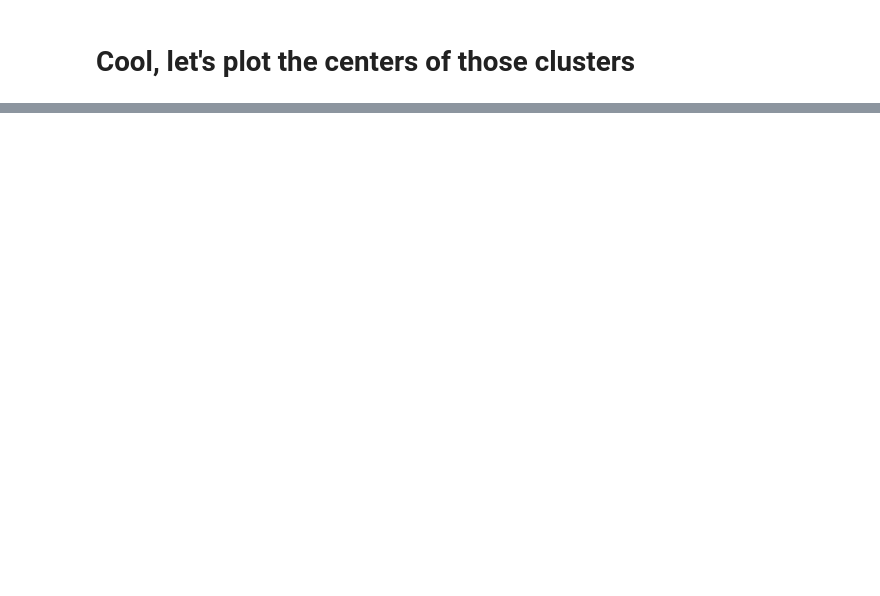
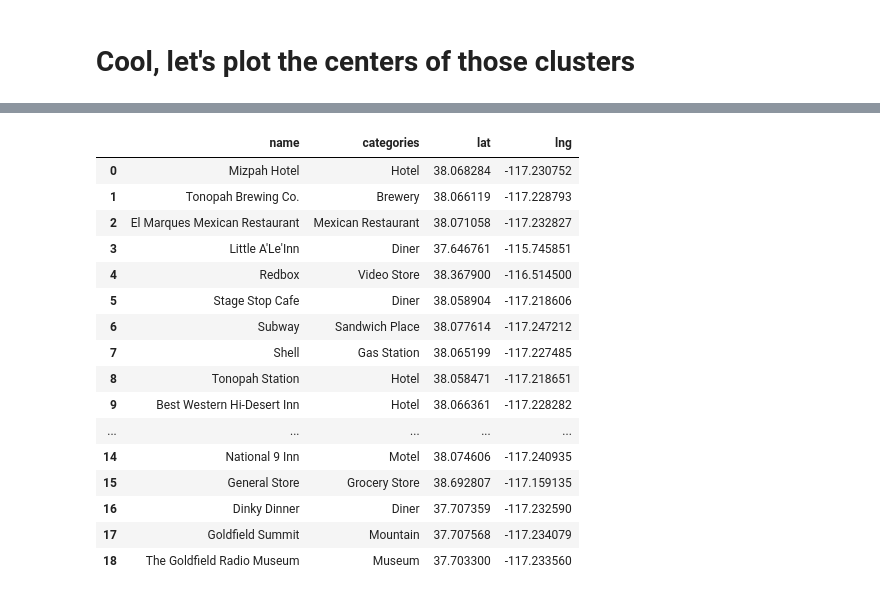
Before and after one commit to gmcookie/Coursera_Capstone, a Jupyter notebook: Tornados.ipynb, the cells around one changed output, grey strips where cells are left out. Drawn from its saved outputs; the diff is of its cells as text; code cells hidden in the pictures; blank space fills up the shorter version.

Commit message:
Finished folium maps and added Foursquare query

```diff
--- a/Tornados.ipynb
+++ b/Tornados.ipynb
@@ -258,0 +448,9 @@ clusters to use?
+# %%
+neighborhood_latitude = nevLatitude # neighborhood latitude value
+neighborhood_longitude = nevLongitude # neighborhood longitude value
+
+neighborhood_name = "Tonopah, NV" # neighborhood name
+
+print('Latitude and longitude values of {} are {}, {}.'.format(neighborhood_name,
+                                                               neighborhood_latitude,
+                                                               neighborhood_longitude))
@@ -258,0 +459,8 @@ clusters to use?
+# %%
+radius = 120000
+LIMIT = 100
+
+url = 'https://api.foursquare.com/v2/venues/explore?client_id={}&client_secret={}&ll={},{}&v={}&radius={}&limit={}'.format(CLIENT_ID, CLIENT_SECRET, neighborhood_latitude, neighborhood_longitude, VERSION, radius, LIMIT)
+
+results = requests.get(url).json()
+results
@@ -258,0 +485,46 @@ clusters to use?
+# %%
+# function that extracts the category of the venue
+def get_category_type(row):
+    try:
+        categories_list = row['categories']
+    except:
+        categories_list = row['venue.categories']
+
+    if len(categories_list) == 0:
+        return None
+    else:
+        return categories_list[0]['name']
+# %%
+venues = results['response']['groups'][0]['items']
+
+nearby_venues = json_normalize(venues) # flatten JSON
+
+# filter columns
+filtered_columns = ['venue.name', 'venue.categories', 'venue.location.lat', 'venue.location.lng']
+nearby_venues =nearby_venues.loc[:, filtered_columns]
+
+# filter the category for each row
+nearby_venues['venue.categories'] = nearby_venues.apply(get_category_type, axis=1)
+
+# clean columns
+nearby_venues.columns = [col.split(".")[-1] for col in nearby_venues.columns]
+
+nearby_venues
+# %% [output]
+|  | name | categories | lat | lng |
+| 0 | Mizpah Hotel | Hotel | 38.068284 | -117.230752 |
+| 1 | Tonopah Brewing Co. | Brewery | 38.066119 | -117.228793 |
+| 2 | El Marques Mexican Restaurant | Mexican Restaurant | 38.071058 | -117.232827 |
+| 3 | Little A'Le'Inn | Diner | 37.646761 | -115.745851 |
+| 4 | Redbox | Video Store | 38.367900 | -116.514500 |
+| 5 | Stage Stop Cafe | Diner | 38.058904 | -117.218606 |
+| 6 | Subway | Sandwich Place | 38.077614 | -117.247212 |
+| 7 | Shell | Gas Station | 38.065199 | -117.227485 |
+| 8 | Tonopah Station | Hotel | 38.058471 | -117.218651 |
+| 9 | Best Western Hi-Desert Inn | Hotel | 38.066361 | -117.228282 |
+| ... | ... | ... | ... | ... |
+| 14 | National 9 Inn | Motel | 38.074606 | -117.240935 |
+| 15 | General Store | Grocery Store | 38.692807 | -117.159135 |
+| 16 | Dinky Dinner | Diner | 37.707359 | -117.232590 |
+| 17 | Goldfield Summit | Mountain | 37.707568 | -117.234079 |
+| 18 | The Goldfield Radio Museum | Museum | 37.703300 | -117.233560 |
```
Also changed, not shown: parts of 29 cells of this notebook.
